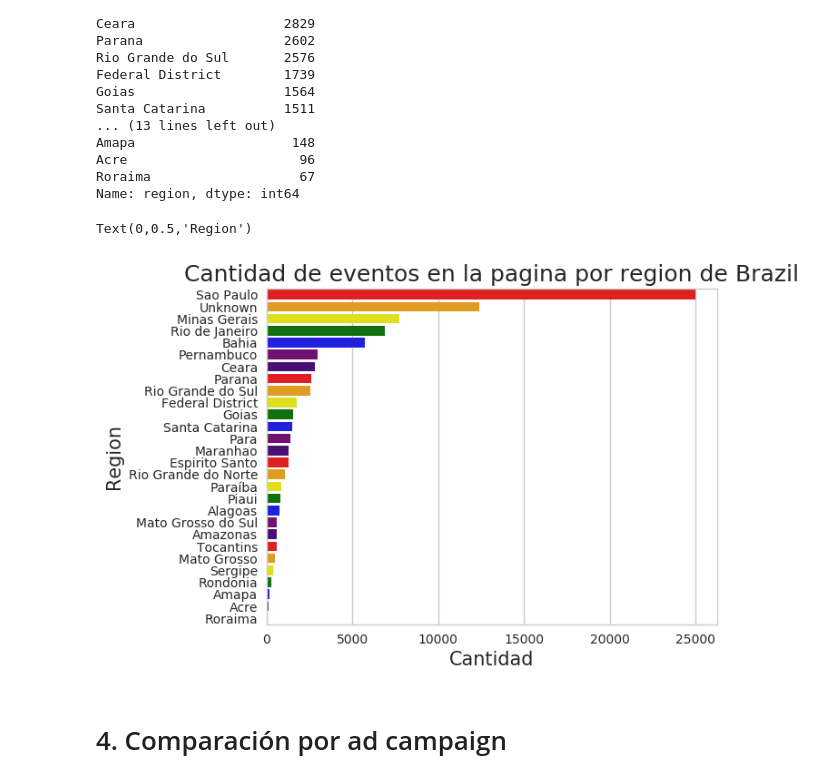
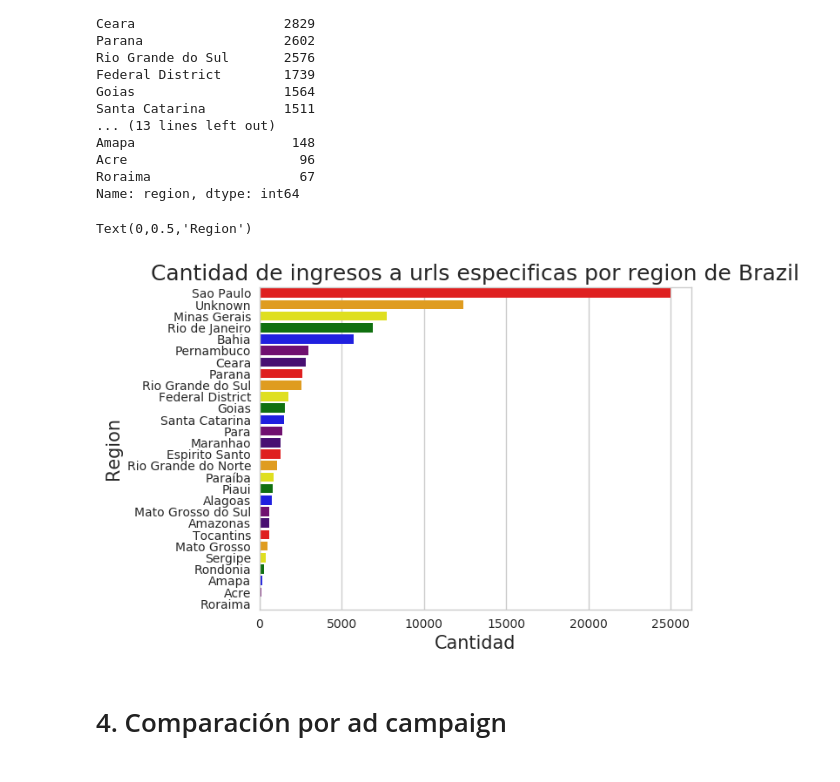
Before and after one commit to EugeniaFranchi/TP-Datos, a Jupyter notebook: TpDatos.ipynb, the cells around one changed output. Saved outputs shown, nothing was run; the diff lists cells and outputs as text; code cells hidden in the pictures.

```diff
--- a/TpDatos.ipynb
+++ b/TpDatos.ipynb
@@ -365,14 +365,14 @@ Name: region, dtype: int64
 # %%
 '''
 Grafico de barras de cantidad de eventos en la pagina por region en Brazil.
 '''
 g = sns.barplot(x=ingresoPorRegionEnBrazil.values, y=ingresoPorRegionEnBrazil.index, orient='h',palette=['red','orange','yellow','green','blue','purple','indigo'])
-g.set_title("Cantidad de eventos en la pagina por region de Brazil", fontsize=18)
+g.set_title("Cantidad de ingresos a urls especificas por region de Brazil", fontsize=18)
 g.set_xlabel("Cantidad", fontsize=15)
 g.set_ylabel("Region", fontsize=15)
 # %% [output]
 Text(0,0.5,'Region')
-[figure, old version]
+[figure, new version]
 # %% [markdown]
 # 4. Comparación por ad campaign
 # %%
```
Also changed, not shown: parts of 2 cells of this notebook.
